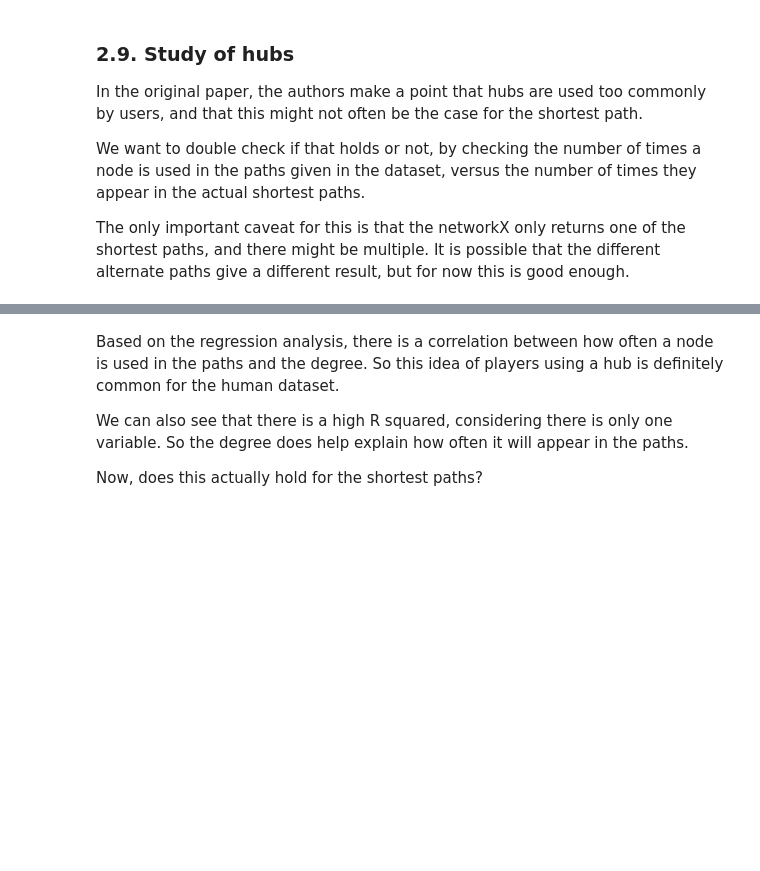
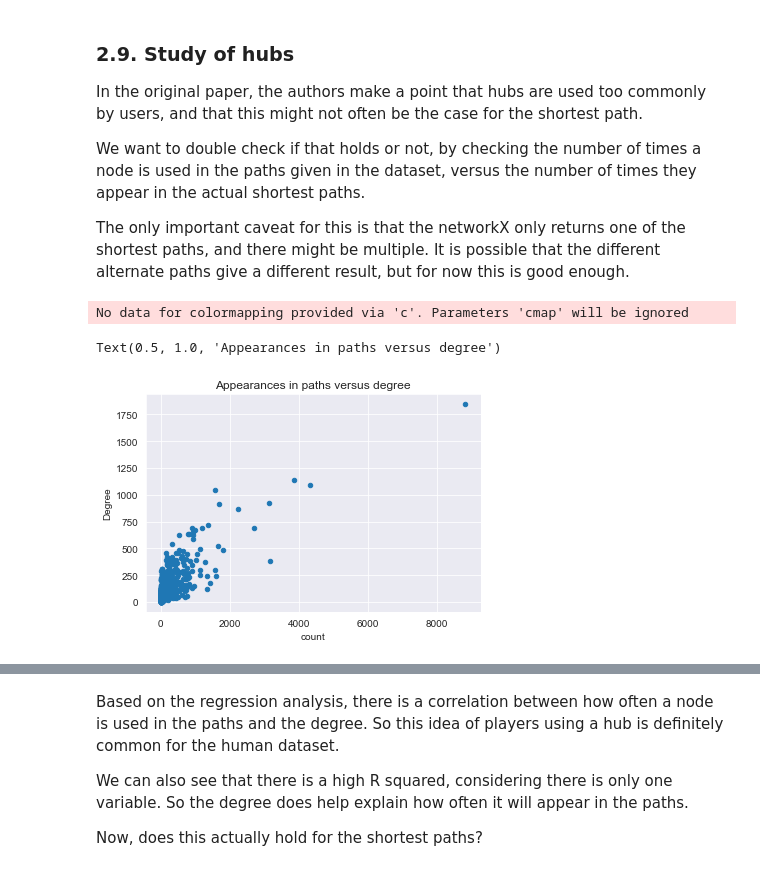
Before and after one commit to epfl-ada/ada-2023-project-amonavis, a Jupyter notebook: final_deliverable.ipynb, the cells around one changed output, grey strips where cells are left out. Cells and saved outputs as stored; diff of their text form; code cells hidden in the pictures; blank space fills up the shorter version.

Commit message:
Updated final method to have all elements

```diff
--- a/final_deliverable.ipynb
+++ b/final_deliverable.ipynb
@@ -463,18 +544,28 @@ The only important caveat for this is that the networkX only returns one of the
 # %%
 paths_finished = pd.read_csv('datasets/wikispeedia_paths-and-graph/paths_finished.tsv', sep='\t', skiprows=15,
                              names=['hashedIpAddress', 'timestamp', "durationInSec", 'path', "rating"])
 
 # This is just splitting all the values in paths, and doing a value count for each one of those!
 paths_per_step = paths_finished['path'].apply(lambda x: x.split(';')[1:-1])
 node_appearance_counts = paths_per_step.explode().value_counts()
 node_appearance_counts = node_appearance_counts.rename_axis('Node_Name').reset_index()
 
 # For this, we add the information of the degree of each node, because it's interesting!
 degree_dict = dict(wikispeedia.degree())
 node_appearance_counts['Degree'] = node_appearance_counts['Node_Name'].map(degree_dict)
 
+#
+node_appearance_counts.columns = ['Node_Name', 'count', 'Degree']
+
+# Backspace is included as an element, we drop it
+node_appearance_counts = node_appearance_counts[node_appearance_counts.loc[:, 'Node_Name'] != '<']
+
 node_appearance_counts.plot.scatter('count', 'Degree')
 plt.title('Appearances in paths versus degree')
+# %% [output]
+No data for colormapping provided via 'c'. Parameters 'cmap' will be ignored
+Text(0.5, 1.0, 'Appearances in paths versus degree')
+[figure, added]
 # %%
 import statsmodels.formula.api as smf
 
```
Also changed, not shown: parts of 63 cells of this notebook, 1 other file.
